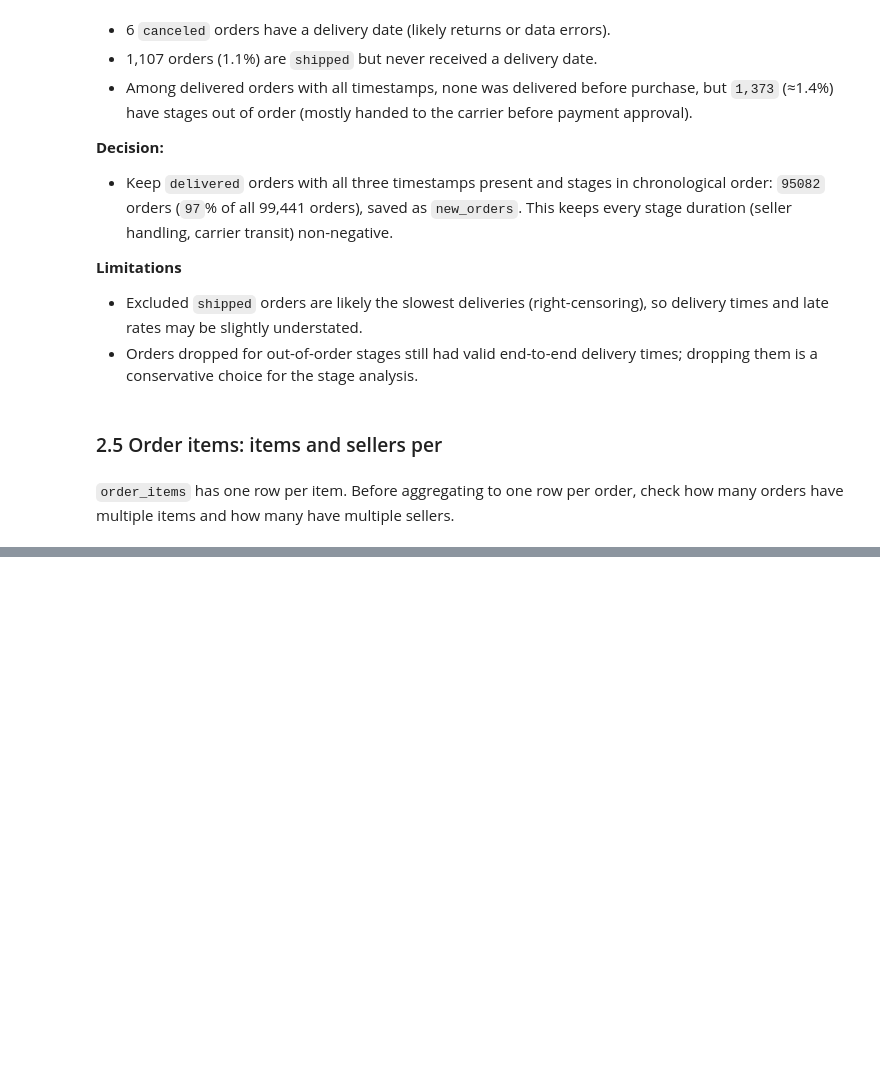
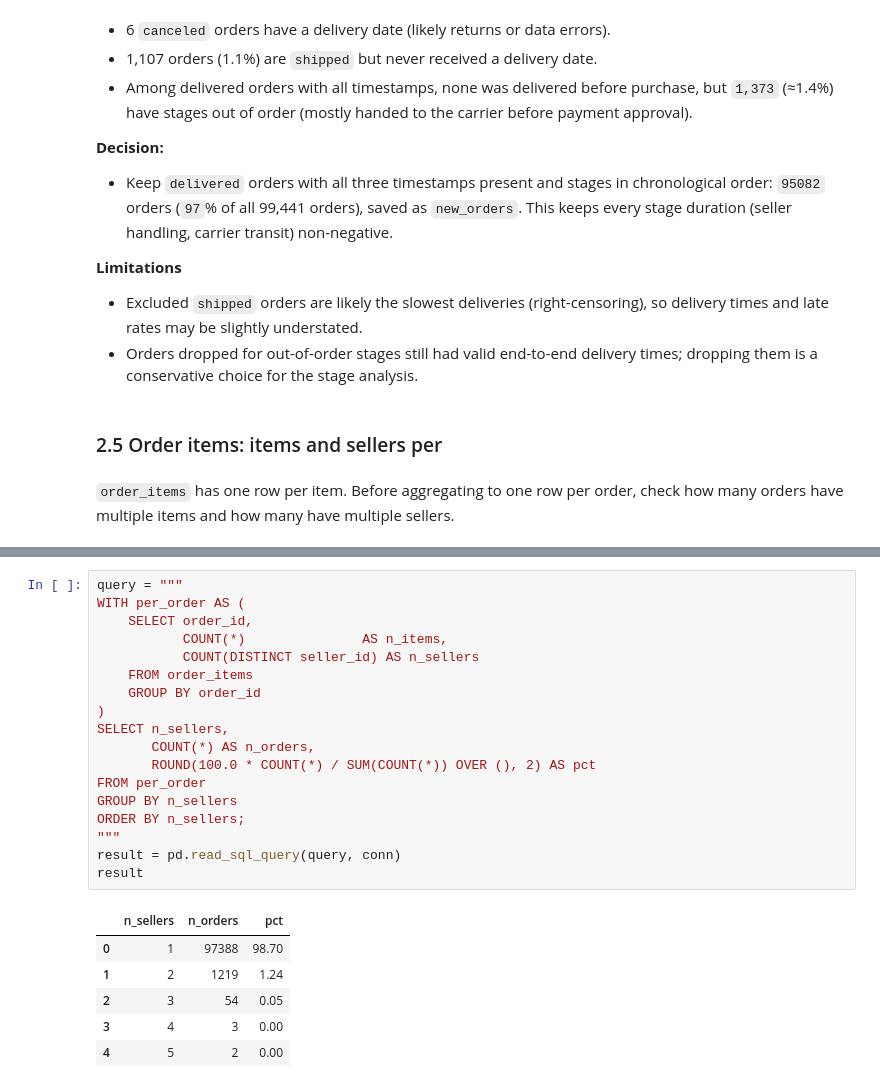
Before and after one commit to Lukevu-hub/olist-delivery-analysis, a Jupyter notebook: notebooks/01_load_and_clean.ipynb, the cells around one changed output, grey strips where cells are left out. Cells and saved outputs as stored; diff of their text form; blank space fills up the shorter version.

```diff
--- a/notebooks/01_load_and_clean.ipynb
+++ b/notebooks/01_load_and_clean.ipynb
@@ -383,0 +419,25 @@ check how many orders have multiple items and how many have multiple sellers.
+# %%
+query = """
+WITH per_order AS (
+    SELECT order_id,
+           COUNT(*)               AS n_items,
+           COUNT(DISTINCT seller_id) AS n_sellers
+    FROM order_items
+    GROUP BY order_id
+)
+SELECT n_sellers,
+       COUNT(*) AS n_orders,
+       ROUND(100.0 * COUNT(*) / SUM(COUNT(*)) OVER (), 2) AS pct
+FROM per_order
+GROUP BY n_sellers
+ORDER BY n_sellers;
+"""
+result = pd.read_sql_query(query, conn)
+result
+# %% [output]
+|  | n_sellers | n_orders | pct |
+| 0 | 1 | 97388 | 98.70 |
+| 1 | 2 | 1219 | 1.24 |
+| 2 | 3 | 54 | 0.05 |
+| 3 | 4 | 3 | 0.00 |
+| 4 | 5 | 2 | 0.00 |
```
Also changed, not shown: parts of 4 cells of this notebook.
